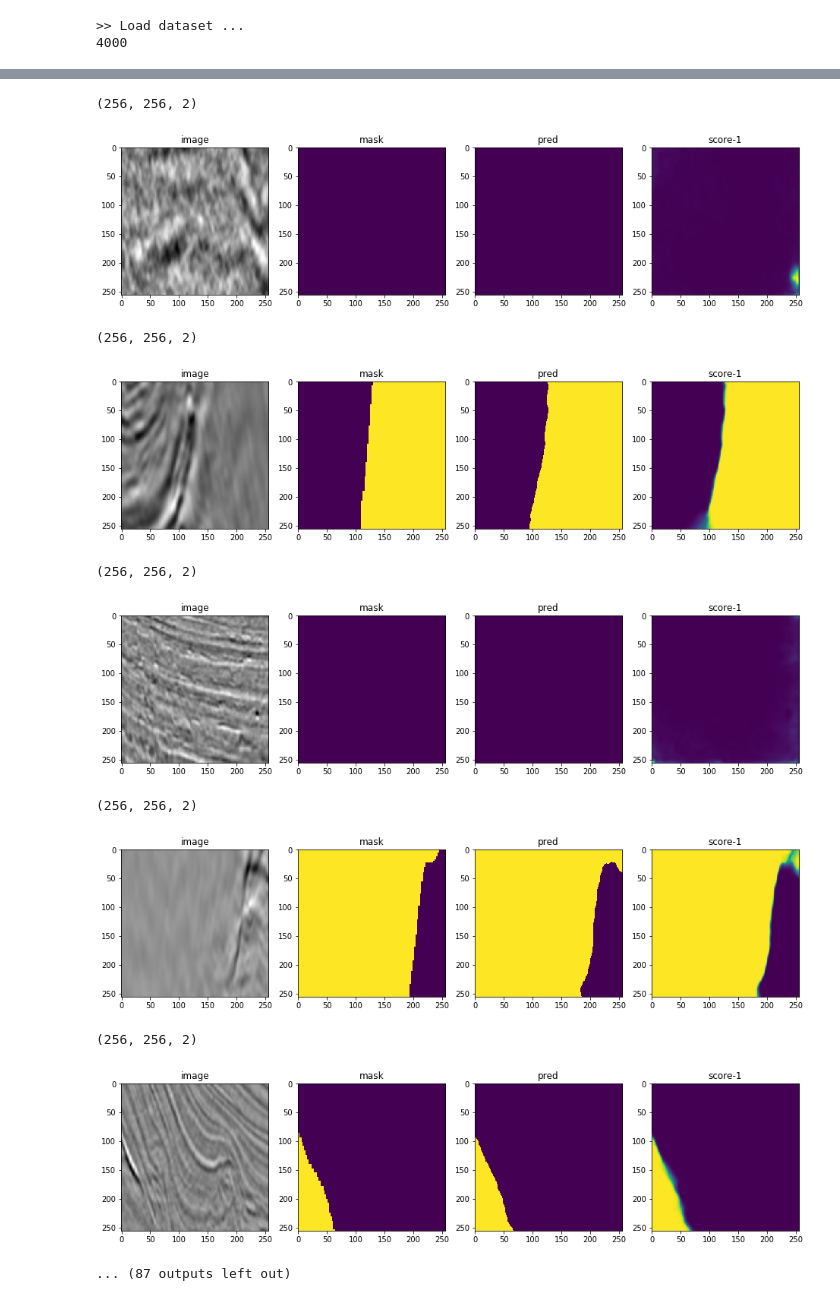
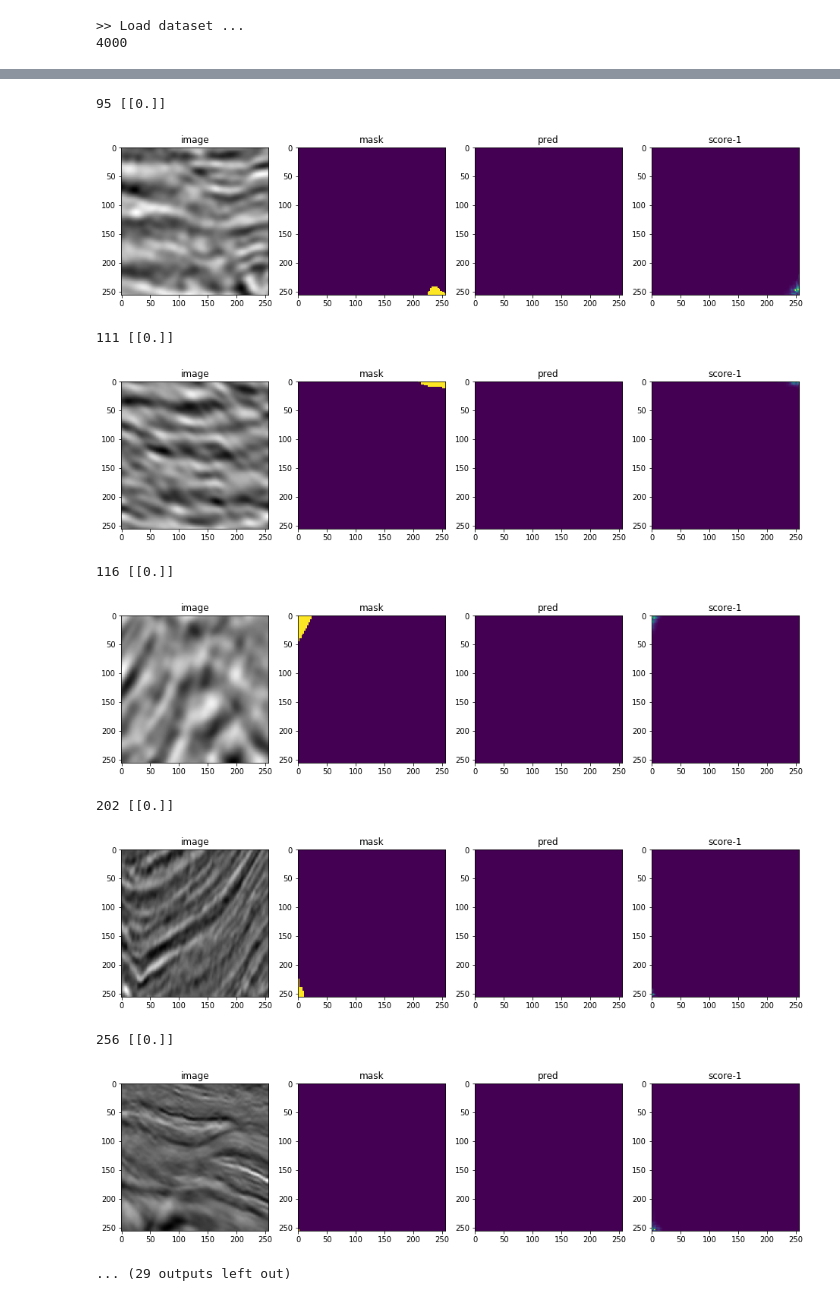
Before and after one commit to pedrodiamel/kaggle-tgs-salt-identification, a Jupyter notebook: books/eval.ipynb, the cells around one changed output, grey strips where cells are left out. Drawn from its saved outputs; the diff is of its cells as text; code cells hidden in the pictures.

```diff
--- a/books/eval.ipynb
+++ b/books/eval.ipynb
@@ -32,13 +37,13 @@ exp_tgs_unet_mcedice_adam_tgs-salt-identification-challenge_001
 exp_tgs_unetresnet_mcedice_adam_tgs-salt-identification-challenge_001
 # %%
 project          = '../netruns'
-name             = 'exp_tgs_unetresnet_mcedice_adam_tgs-salt-identification-challenge_001'
+name             = 'exp_tgs_unetresnet_152_mcedice_adam_tgs-salt-identification-challenge_001'
 pathnamedataset  = '~/.kaggle/competitions/tgs-salt-identification-challenge'
-pathmodel        = os.path.join( project, name, 'models/model_best.pth.tar' )
+pathmodel        = os.path.join( project, name, 'models/chk000628.pth.tar' )
 batch_size       = 2
 workers          = 1
 cuda             = False
 parallel         = False
-gpu              = 0
+gpu              = 1
 seed             = 1
 imsize           = 101
@@ -87,21 +185,36 @@ if net.load( pathmodel ) is not True:
 # %%
+
+
 idx=0
-for i in range(50):
+k=0
+for i in range( len(dataset) ):
 
-    idx = 600 + i
+    idx = i
     sample = dataset[ idx ]
     mask = sample['label'][1,:,:].data.numpy()
     #mask = mask[92:92+116, 92:92+116]
 
     idname = dataset.data.getimagename( idx )
-    score = net( sample['image'].unsqueeze(0) )
+    score = net( sample['image'].unsqueeze(0), torch.Tensor( [0] ) ).float()
+    score = score.data.cpu().numpy().transpose(2,3,1,0)[...,0]
 
     #score = F.resize_unet_inv_transform( score, (101,101,3), 101, cv2.INTER_CUBIC )
     #mask  = F.resize_unet_inv_transform( mask , (101,101,3), 101, cv2.INTER_LINEAR )
 
     pred  = np.argmax( score, axis=2 )
     #pred  = sigmoid( score[:,:,1] ) > 0.65
-    print(score.shape)
+    #print(score.shape)
+
+    if mask.sum() < 1:
+        continue
+
+    iou = compute_ious(mask.astype(int), pred.astype(int))
+    if iou > 0.5: continue
+    print(idx, iou)
+
+    k+=1
+    if k > 20:
+        break
 
     plt.figure( figsize=(16,8))
     plt.subplot(141)
@@ -123,11 +236,11 @@ for i in range(50):
-(256, 256, 2)
+95 [[0.]]
-[figure, old version]
+[figure, new version]
-(256, 256, 2)
+111 [[0.]]
-[figure, old version]
+[figure, new version]
-(256, 256, 2)
+116 [[0.]]
-[figure, old version]
+[figure, new version]
-(256, 256, 2)
+202 [[0.]]
-[figure, old version]
+[figure, new version]
-(256, 256, 2)
+256 [[0.]]
-[figure, old version]
+[figure, new version]
-... (87 outputs left out)
+... (29 outputs left out)
```
Also changed, not shown: parts of 12 cells of this notebook, 10 other files.
